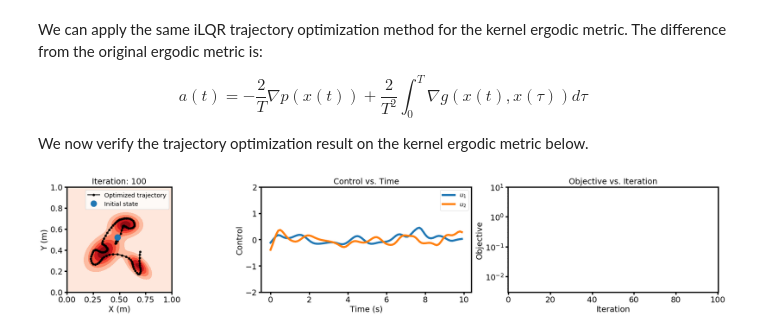
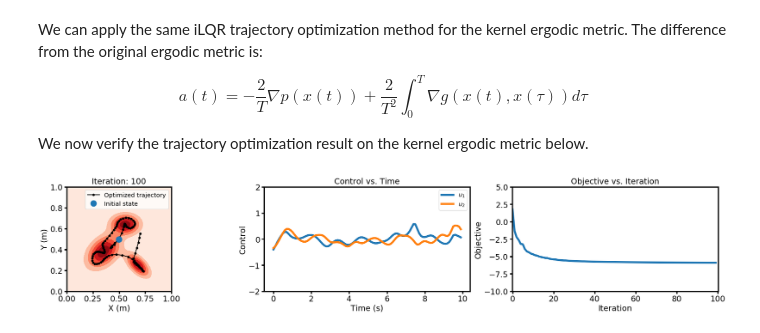
Before and after one commit to MurpheyLab/ergodic-control-sandbox, a Jupyter notebook: notebooks/kernel_ergodic_control.ipynb, the cells around one changed output. Cells and saved outputs as stored; diff of their text form; code cells hidden in the pictures.

Commit message:
kernel metric, add naive line search for ilqr

```diff
--- a/notebooks/kernel_ergodic_control.ipynb
+++ b/notebooks/kernel_ergodic_control.ipynb
@@ -367,7 +367,7 @@ class iLQR_kernel_ergodic_pointmass(iLQR_template):
         super().__init__(dt, tsteps, x_dim, u_dim, Q_z, R_v)
 
         self.R = R
-        self.kernel_theta = kernel_theta
+        self.kernel_theta = jnp.array(kernel_theta)
 
 
     def dyn(self, xt, ut):
@@ -382,11 +382,11 @@ class iLQR_kernel_ergodic_pointmass(iLQR_template):
         return B
 
     def get_at_vec(self, t_idx):
-        xt = self.curr_x_traj[t_idx][:2]
-        x_traj = self.curr_x_traj[:,:2]
+        xt = jnp.array(self.curr_x_traj[t_idx][:2])
+        x_traj = jnp.array(self.curr_x_traj[:,:2])
 
-        d_pdf_xt = np.array(d_pdf(jnp.array(xt)))
-        d_kernel_traj = vmap(d2_kernel, in_axes=(0,None,None))(jnp.array(x_traj), jnp.array(xt), jnp.array(self.kernel_theta))
+        d_pdf_xt = np.array(d_pdf(xt))
+        d_kernel_traj = vmap(d2_kernel, in_axes=(0,None,None))(x_traj, xt, self.kernel_theta)
         d_kernel_traj = np.array(d_kernel_traj)
         # print('d_kernel_traj.shape: ', d_kernel_traj.shape)
 
@@ -402,16 +402,24 @@ class iLQR_kernel_ergodic_pointmass(iLQR_template):
         return self.R @ ut
 
     def loss(self, x_traj, u_traj):
-        return 0.0
+        x_traj_jax = jnp.array(x_traj)
+        T = self.dt * self.tsteps
+        pdf_cost = jnp.sum(vmap(pdf, in_axes=(0,))(x_traj_jax)) * self.dt / T
+        kernel_cost = vmap(vmap(kernel, in_axes=(0,None,None)), in_axes=(None,0,None))(x_traj_jax, x_traj_jax, self.kernel_theta)
+        kernel_cost = jnp.sum(kernel_cost) * (self.dt * self.dt) / (T * T)
+        erg_metric = -2.0 * pdf_cost + kernel_cost
+
+        ctrl_cost = np.sum(self.R @ u_traj.T * u_traj.T) * self.dt
+        return erg_metric + ctrl_cost
 # %%
 # Define the optimal control problem
 dt = 0.1
 tsteps = 100
-R = np.diag([0.01, 0.01]) * 0.01
-Q_z = np.diag([0.01, 0.01]) * 100.0
-R_v = np.diag([0.01, 0.01]) * 500.0
-# x0 = np.random.uniform(low=0.4, high=0.6, size=(2,))
-x0 = np.array([0.48, 0.52])
+R = np.diag([1e-08, 1e-08])
+Q_z = np.diag([0.01, 0.01]) * 10.0
+R_v = np.diag([0.01, 0.01]) * 10.0
+x0 = np.random.uniform(low=0.4, high=0.6, size=(2,))
+# x0 = np.array([0.48, 0.52])
 
 temp_x_traj = np.array([
     np.linspace(0.0, 0.3, tsteps+1) * np.cos(np.linspace(0.0, 2*np.pi, tsteps+1)),
@@ -442,7 +450,16 @@ for iter in tqdm(range(100)):
     loss_val = trajopt_kernel_ergodic_pointmass.loss(x_traj, u_traj)
     loss_list.append(loss_val)
 
-    step = 0.02
+    step = 0.002
+    alpha = 0.5
+    for _i in range(3):
+        temp_u_traj = u_traj + step * v_traj
+        temp_x_traj = trajopt_kernel_ergodic_pointmass.traj_sim(x0, temp_u_traj)
+        temp_loss_val = trajopt_kernel_ergodic_pointmass.loss(temp_x_traj, temp_u_traj)
+        if temp_loss_val < loss_val:
+            break
+        else:
+            step *= alpha
     u_traj += step * v_traj
 
     # visualize every 10 iterations
@@ -463,33 +480,33 @@ for iter in tqdm(range(100)):
 
         ax2 = axes[1]
         ax2.cla()
         ax2.set_title('Control vs. Time')
         ax2.set_ylim(-2.0, 2.0)
         ax2.plot(np.arange(tsteps)*dt, u_traj[:,0], color='C0', label=r'$u_1$')
         ax2.plot(np.arange(tsteps)*dt, u_traj[:,1], color='C1', label=r'$u_2$')
         ax2.set_xlabel('Time (s)')
         ax2.set_ylabel('Control')
         ax2.legend(loc=1)
         height = ax1.get_position().height
         ax2.set_position([ax2.get_position().x0, ax1.get_position().y0, ax2.get_position().width, height])
 
         ax3 = axes[2]
         ax3.cla()
         ax3.set_title('Objective vs. Iteration')
         ax3.set_xlim(-0.2, 100.2)
-        ax3.set_ylim(3e-3, 1e01)
+        ax3.set_ylim(-10.0, 5.0)
         ax3.set_xlabel('Iteration')
         ax3.set_ylabel('Objective')
         ax3.plot(np.arange(iter+1), loss_list, color='C0')
         height = ax1.get_position().height
         ax3.set_position([ax3.get_position().x0, ax1.get_position().y0, ax3.get_position().width, height])
-        ax3.set_yscale('log')
+        # ax3.set_yscale('log')
 
         display.clear_output(wait=True)
         display.display(fig)
 
 display.clear_output(wait=True)
 plt.show()
 plt.close()
 # %% [output]
-[figure, old version]
+[figure, new version]
```
Also changed, not shown: 3 other files.
